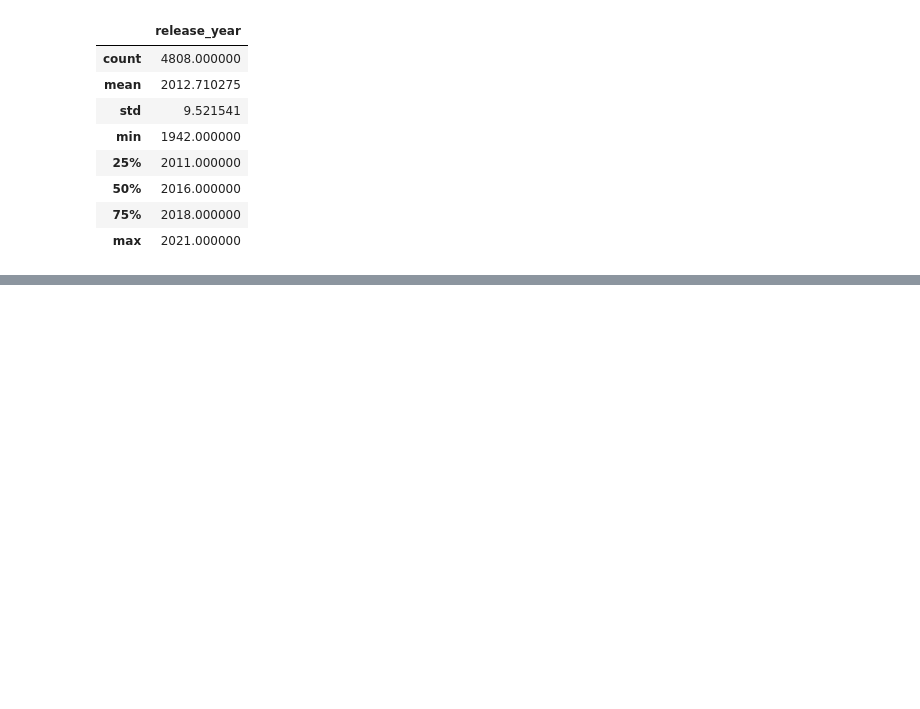
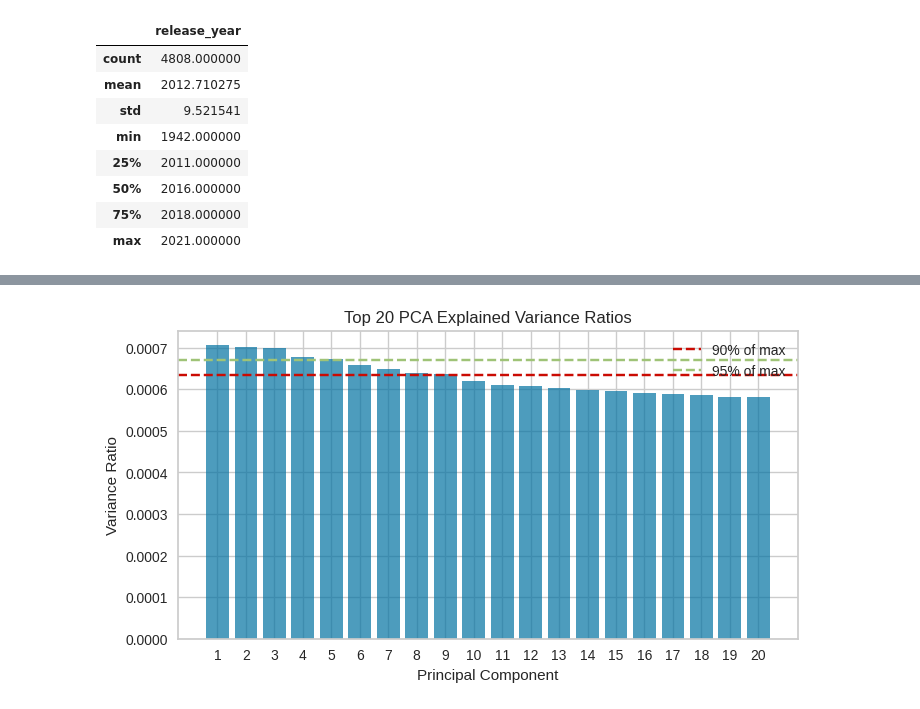
Before and after one commit to SiddharthDNathan/Unsupervised-ML-Netflix-Movies-and-TV-Shows-Clustering, a Jupyter notebook: Unsupervised_ML_Netflix_Movies_and_TV_Shows_Clustering.ipynb, the cells around one changed output, grey strips where cells are left out. Cells and saved outputs as stored; diff of their text form; code cells hidden in the pictures; blank space fills up the shorter version.

```diff
--- a/Unsupervised_ML_Netflix_Movies_and_TV_Shows_Clustering.ipynb
+++ b/Unsupervised_ML_Netflix_Movies_and_TV_Shows_Clustering.ipynb
@@ -193,0 +245,26 @@ df
+# %%
+top_20_explained_variance = explained_variance[:20]
+
+# Plotting the top 20 explained variance
+plt.figure(figsize=(8, 4))
+plt.bar(range(1, len(top_20_explained_variance) + 1), top_20_explained_variance, alpha=0.7, align='center')
+plt.ylabel('Variance Ratio')
+plt.xlabel('Principal Component')
+plt.title('Top 20 PCA Explained Variance Ratios')
+plt.xticks(range(1, len(top_20_explained_variance) + 1))
+
+
+highest_value = max(top_20_explained_variance)
+threshold_90 = 0.9 * highest_value
+threshold_95 = 0.95 * highest_value
+
+# Add horizontal lines at 90% and 95% of highest value
+plt.axhline(y=threshold_90, color='r', linestyle='--', label='90% of max')
+plt.axhline(y=threshold_95, color='g', linestyle='--', label='95% of max')
+
+# Show legend
+plt.legend()
+
+plt.show()
+# %% [output]
+[figure, added]
```
Also changed, not shown: parts of 31 cells of this notebook.
